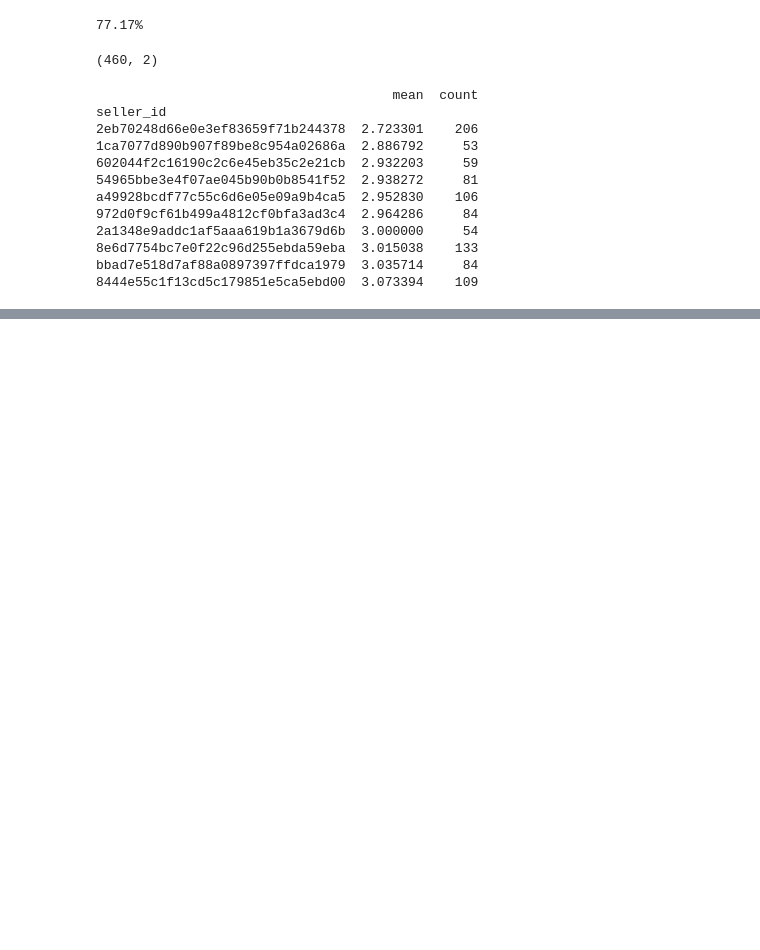
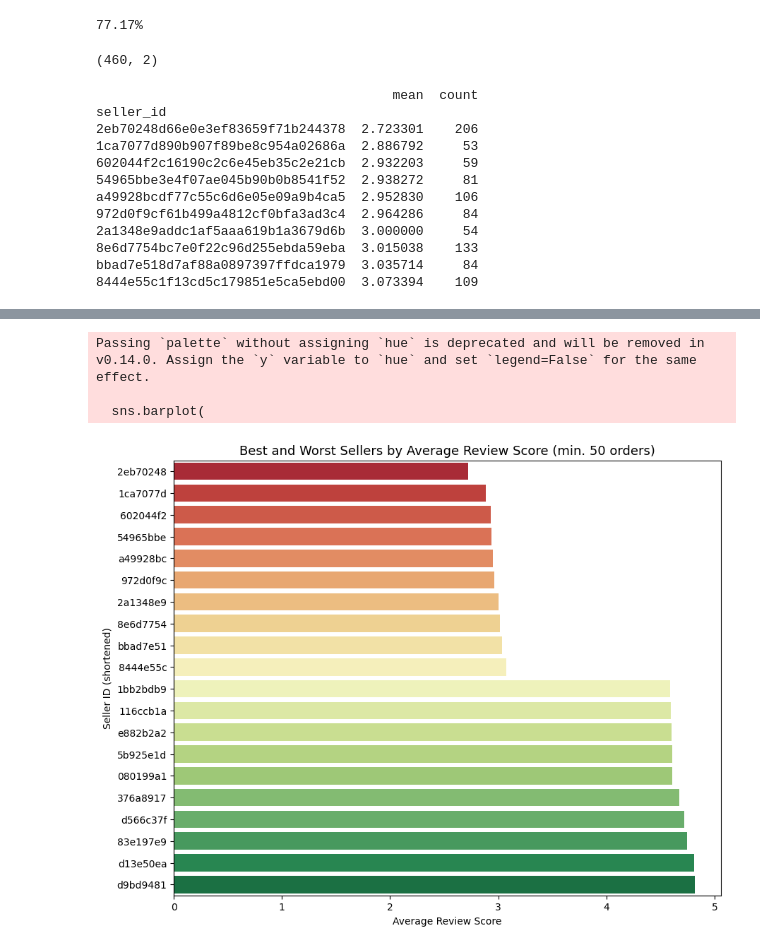
Before and after one commit to HannahPeyambari/Analyzing-customer-satisfaction, a Jupyter notebook: 01_Olist.ipynb, the cells around one changed output, grey strips where cells are left out. Cells and saved outputs as stored; diff of their text form; code cells hidden in the pictures; blank space fills up the shorter version.

```diff
--- a/01_Olist.ipynb
+++ b/01_Olist.ipynb
@@ -566,0 +638,11 @@ bbad7e518d7af88a0897397ffdca1979  3.035714     84
+# %%
+# Get the 10 worst and 10 best reliable sellers
+worst_10_sellers = reliable_sellers.head(10)
+best_10_sellers = reliable_sellers.tail(10)
+
+top_bottom_sellers = pd.concat([worst_10_sellers, best_10_sellers]).reset_index()
+
+# Shorten seller_id for readability (first 8 characters)
+top_bottom_sellers['seller_id_short'] = top_bottom_sellers['seller_id'].str[:8]
+
+top_bottom_sellers
@@ -566,0 +667,17 @@ bbad7e518d7af88a0897397ffdca1979  3.035714     84
+# %%
+plt.figure(figsize=(10, 8))
+sns.barplot(
+    data=top_bottom_sellers,
+    y='seller_id_short',
+    x='mean',
+    palette='RdYlGn'
+)
+plt.title('Best and Worst Sellers by Average Review Score (min. 50 orders)', fontsize=13)
+plt.xlabel('Average Review Score')
+plt.ylabel('Seller ID (shortened)')
+plt.show()
+# %% [output]
+Passing `palette` without assigning `hue` is deprecated and will be removed in v0.14.0. Assign the `y` variable to `hue` and set `legend=False` for the same effect.
+
+  sns.barplot(
+[figure, added]
```
Also changed, not shown: parts of 5 cells of this notebook.
